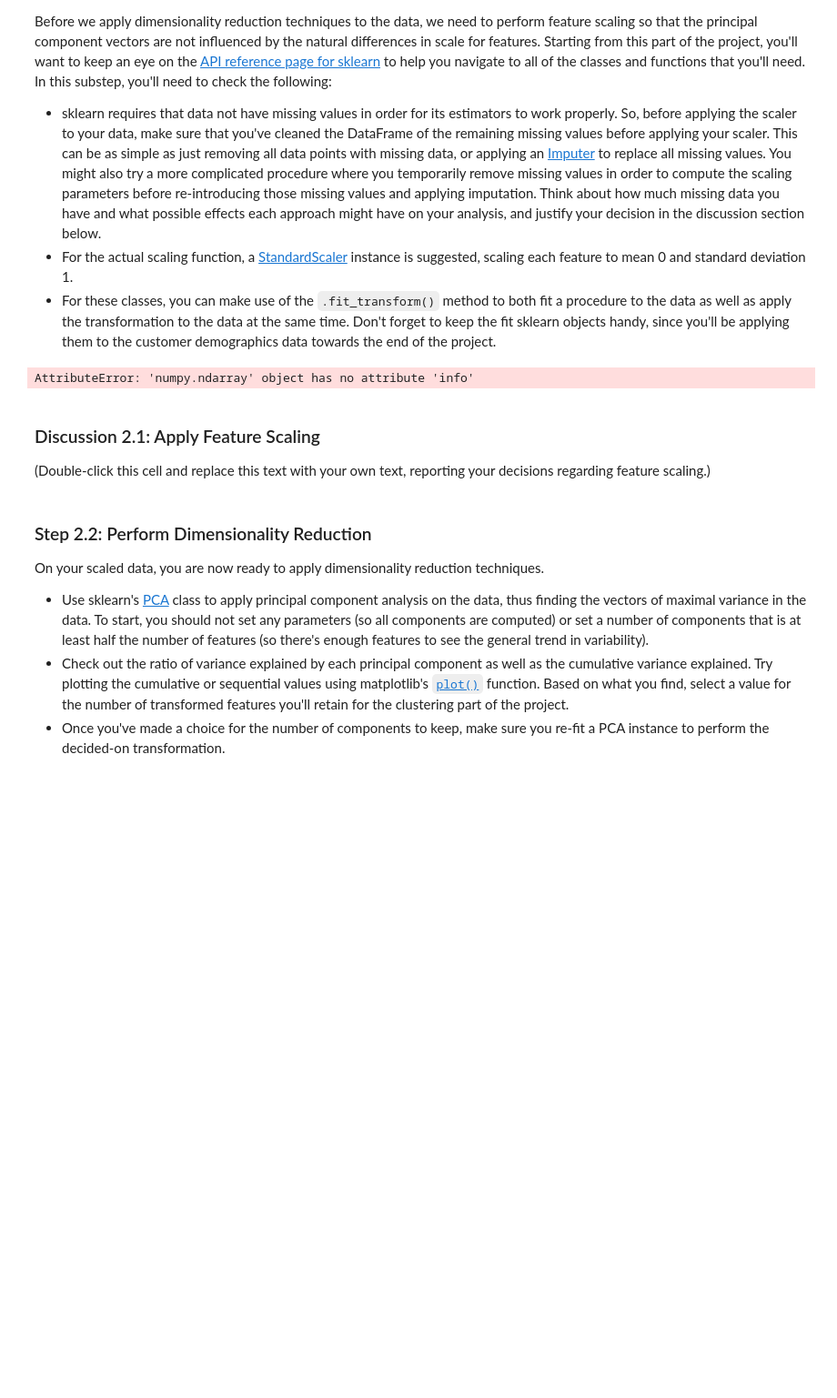
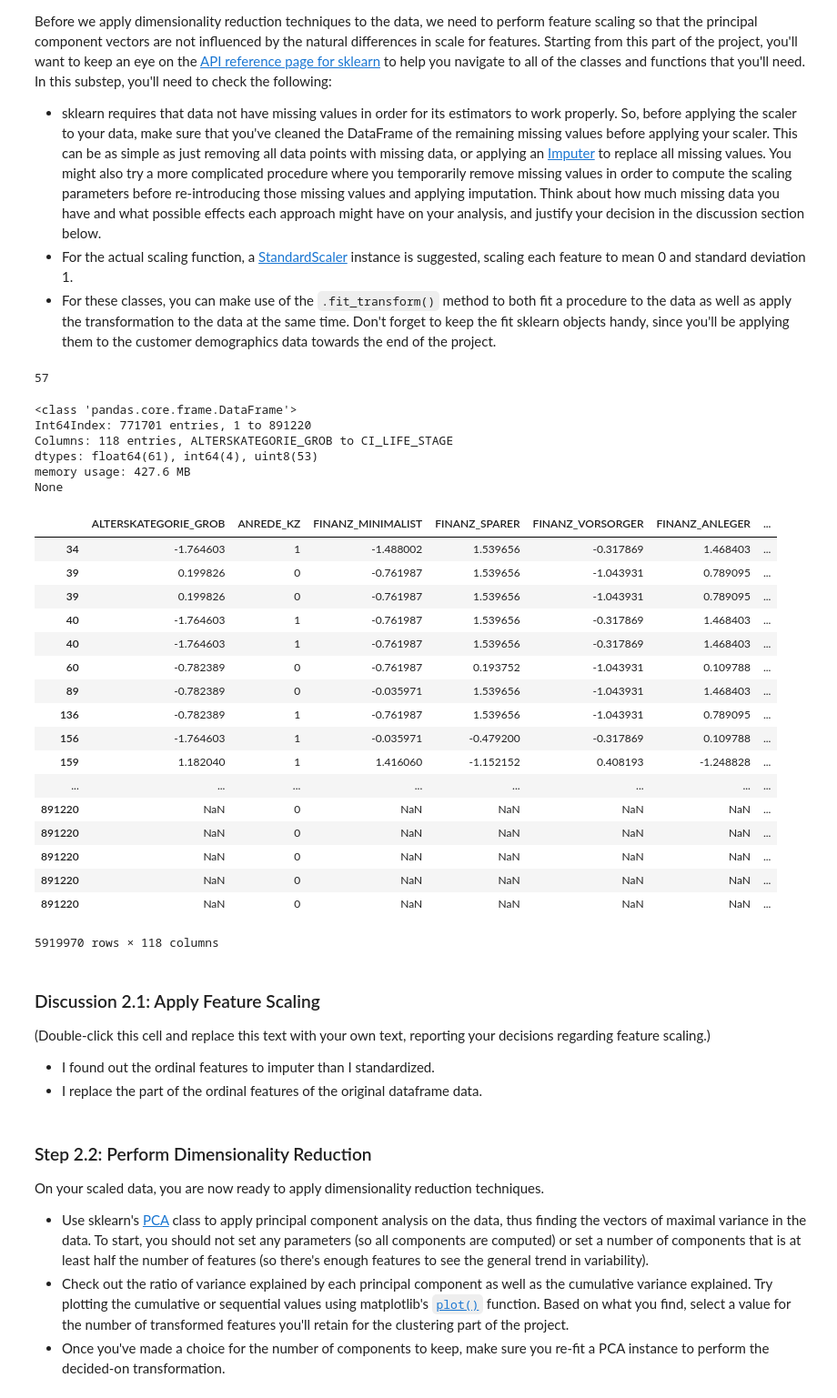
Before and after one commit to xueweiyema/IdentifyCustomer, a Jupyter notebook: Identify_Customer_Segments.ipynb, the cells around one changed output. Shown at 91% size. Saved outputs shown, nothing was run; the diff lists cells and outputs as text; code cells hidden in the pictures; blank space fills up the shorter version.

```diff
--- a/Identify_Customer_Segments.ipynb
+++ b/Identify_Customer_Segments.ipynb
@@ -541,6 +541,7 @@ print(pj_pd['PJ_MOVEMENT'].value_counts())
 
 pj_pd_dummies=pd.get_dummies(pj_pd)
 azdias_data = pd.concat( [azdias_data, pj_pd_dummies], axis = 1 )
+azdias_data.drop('PJ_DECADE',axis=1,inplace=True)
 # %% [output]
 A value is trying to be set on a copy of a slice from a DataFrame.
 Try using .loc[row_indexer,col_indexer] = value instead
@@ -743,23 +745,63 @@ Before we apply dimensionality reduction techniques to the data, we need to perf
 - sklearn requires that data not have missing values in order for its estimators to work properly. So, before applying the scaler to your data, make sure that you've cleaned the DataFrame of the remaining missing values before applying your scaler. This can be as simple as just removing all data points with missing data, or applying an [Imputer](http://scikit-learn.org/stable/modules/generated/sklearn.preprocessing.Imputer.html) to replace all missing values. You might also try a more complicated procedure where you temporarily remove missing values in order to compute the scaling parameters before re-introducing those missing values and applying imputation. Think about how much missing data you have and what possible effects each approach might have on your analysis, and justify your decision in the discussion section below.
 - For the actual scaling function, a [StandardScaler](http://scikit-learn.org/stable/modules/generated/sklearn.preprocessing.StandardScaler.html) instance is suggested, scaling each feature to mean 0 and standard deviation 1.
 - For these classes, you can make use of the `.fit_transform()` method to both fit a procedure to the data as well as apply the transformation to the data at the same time. Don't forget to keep the fit sklearn objects handy, since you'll be applying them to the customer demographics data towards the end of the project.
+# %%
+# create ordinal datasubset
+ordinal_list=list(set(my_feat_info['attribute'])-set(categorical_list)-set(['PRAEGENDE_JUGENDJAHRE','CAMEO_INTL_2015','LP_LEBENSPHASE_FEIN','LP_LEBENSPHASE_GROB']))
+print(len(ordinal_list))
+azdias_ordinal_data=azdias_data[ordinal_list]
+# %% [output]
+57
 # %%
 # If you've not yet cleaned the dataset of all NaN values, then investigate and
 # do that now.
 from sklearn.preprocessing import Imputer,StandardScaler
 
-imputer=Imputer(missing_values='NaN',strategy='most_frequent')
-azdias_imputer=imputer.fit_transform(azdias_data)
+imputer=Imputer(missing_values='NaN',strategy='median')
+azdias_ordinal_imputer=imputer.fit_transform(azdias_ordinal_data)
 # %%
 # Apply feature scaling to the general population demographics data.
-
-azdias_imputer.info()
+scaler = StandardScaler()
+azdias_ordinal_scaler=scaler.fit_transform(azdias_ordinal_imputer)
+scaled_azdias_ordinal=pd.DataFrame(azdias_ordinal_scaler, columns=list(azdias_ordinal_data.columns))
+azdias_data[ordinal_list]=scaled_azdias_ordinal
+# azdias_ordinal_imputer.info()
-# %% [output]
-AttributeError: 'numpy.ndarray' object has no attribute 'info'
+# %%
+print(azdias_data.info())
+# %% [output]
+<class 'pandas.core.frame.DataFrame'>
+Int64Index: 771701 entries, 1 to 891220
+Columns: 118 entries, ALTERSKATEGORIE_GROB to CI_LIFE_STAGE
+dtypes: float64(61), int64(4), uint8(53)
+memory usage: 427.6 MB
+None
+# %%
+azdias_data[azdias_data.isnull().values==True]
+# %% [output]
+|  | ALTERSKATEGORIE_GROB | ANREDE_KZ | FINANZ_MINIMALIST | FINANZ_SPARER | FINANZ_VORSORGER | FINANZ_ANLEGER | ... |
+| 34 | -1.764603 | 1 | -1.488002 | 1.539656 | -0.317869 | 1.468403 | ... |
+| 39 | 0.199826 | 0 | -0.761987 | 1.539656 | -1.043931 | 0.789095 | ... |
+| 39 | 0.199826 | 0 | -0.761987 | 1.539656 | -1.043931 | 0.789095 | ... |
+| 40 | -1.764603 | 1 | -0.761987 | 1.539656 | -0.317869 | 1.468403 | ... |
+| 40 | -1.764603 | 1 | -0.761987 | 1.539656 | -0.317869 | 1.468403 | ... |
+| 60 | -0.782389 | 0 | -0.761987 | 0.193752 | -1.043931 | 0.109788 | ... |
+| 89 | -0.782389 | 0 | -0.035971 | 1.539656 | -1.043931 | 1.468403 | ... |
+| 136 | -0.782389 | 1 | -0.761987 | 1.539656 | -1.043931 | 0.789095 | ... |
+| 156 | -1.764603 | 1 | -0.035971 | -0.479200 | -0.317869 | 0.109788 | ... |
+| 159 | 1.182040 | 1 | 1.416060 | -1.152152 | 0.408193 | -1.248828 | ... |
+| ... | ... | ... | ... | ... | ... | ... | ... |
+| 891220 | NaN | 0 | NaN | NaN | NaN | NaN | ... |
+| 891220 | NaN | 0 | NaN | NaN | NaN | NaN | ... |
+| 891220 | NaN | 0 | NaN | NaN | NaN | NaN | ... |
+| 891220 | NaN | 0 | NaN | NaN | NaN | NaN | ... |
+| 891220 | NaN | 0 | NaN | NaN | NaN | NaN | ... |
+5919970 rows × 118 columns
 # %% [markdown]
 ### Discussion 2.1: Apply Feature Scaling
 
 (Double-click this cell and replace this text with your own text, reporting your decisions regarding feature scaling.)
+* I found out the ordinal features to imputer than I standardized.
+* I replace the part of the ordinal features of the original dataframe data.
 # %% [markdown]
 ### Step 2.2: Perform Dimensionality Reduction
 
```
Also changed, not shown: parts of 5 cells of this notebook.
